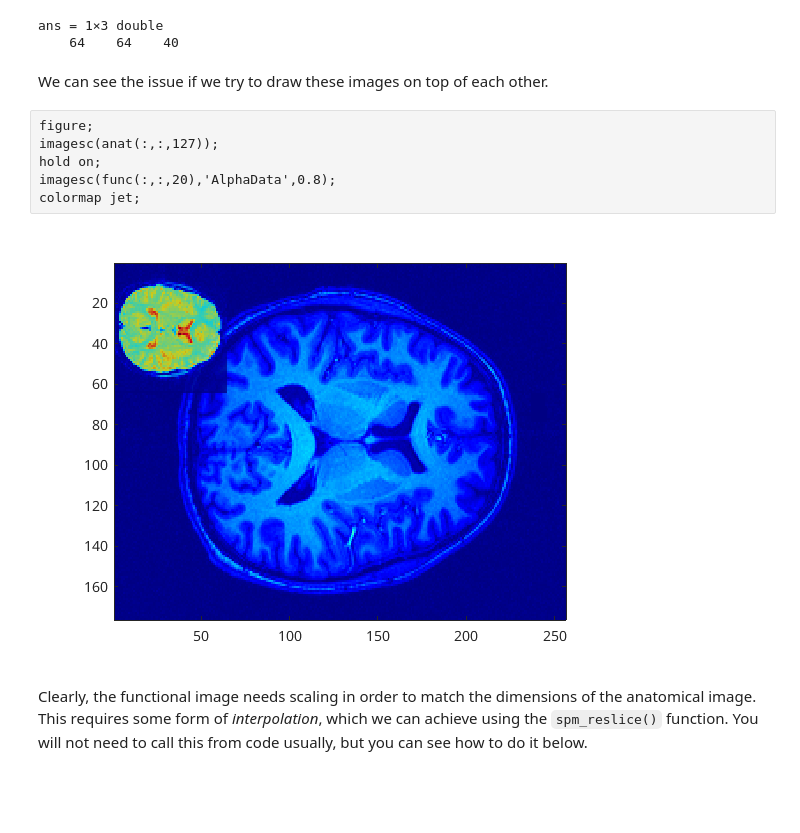
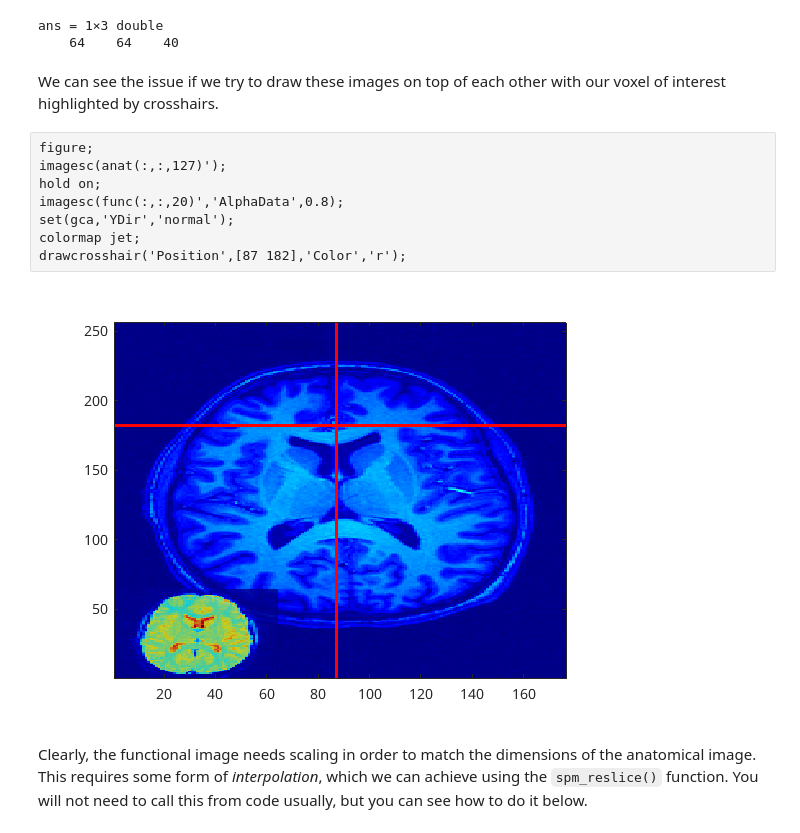
Before and after one commit to martynmcfarquhar/NCCN-FN-ImageRegistration, a Jupyter notebook: 1.reg-problem.ipynb, the cells around one changed output. Saved outputs shown, nothing was run; the diff lists cells and outputs as text; blank space fills up the shorter version.

```diff
--- a/1.reg-problem.ipynb
+++ b/1.reg-problem.ipynb
@@ -51,15 +51,17 @@ ans = 1×3 double
 ans = 1×3 double
     64    64    40
 # %% [markdown]
-We can see the issue if we try to draw these images on top of each other.
+We can see the issue if we try to draw these images on top of each other with our voxel of interest highlighted by crosshairs.
 # %%
 figure;
-imagesc(anat(:,:,127));
+imagesc(anat(:,:,127)');
 hold on;
-imagesc(func(:,:,20),'AlphaData',0.8);
+imagesc(func(:,:,20)','AlphaData',0.8);
+set(gca,'YDir','normal');
 colormap jet;
+drawcrosshair('Position',[87 182],'Color','r');
 # %% [output]
-[figure, old version]
+[figure, new version]
 # %% [markdown]
 Clearly, the functional image needs scaling in order to match the dimensions of the anatomical image. This requires some form of *interpolation*, which we can achieve using the `spm_reslice()` function. You will not need to call this from code usually, but you can see how to do it below.
 # %%
```
Also changed, not shown: parts of 4 cells of this notebook, 13 other files.
